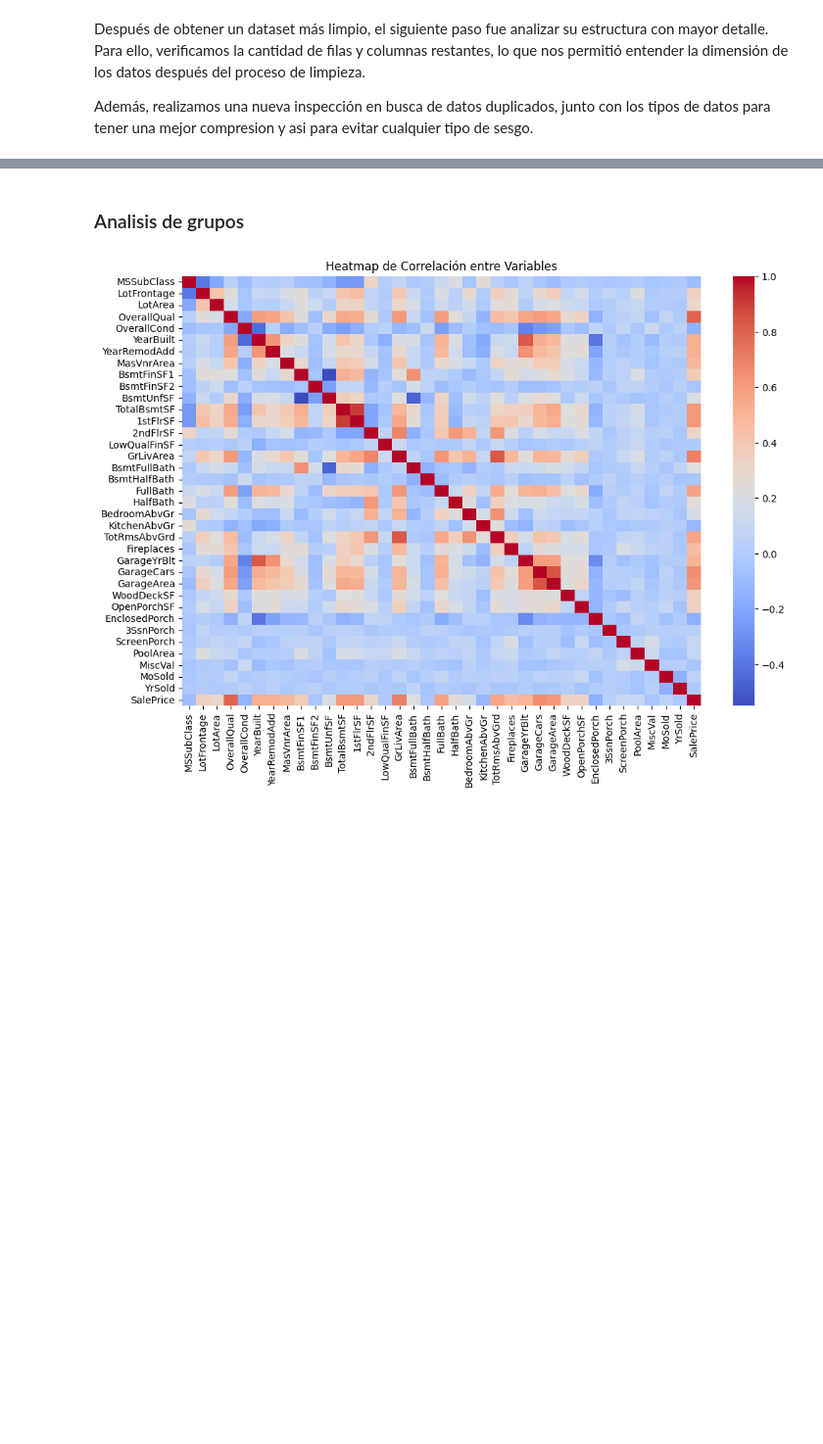
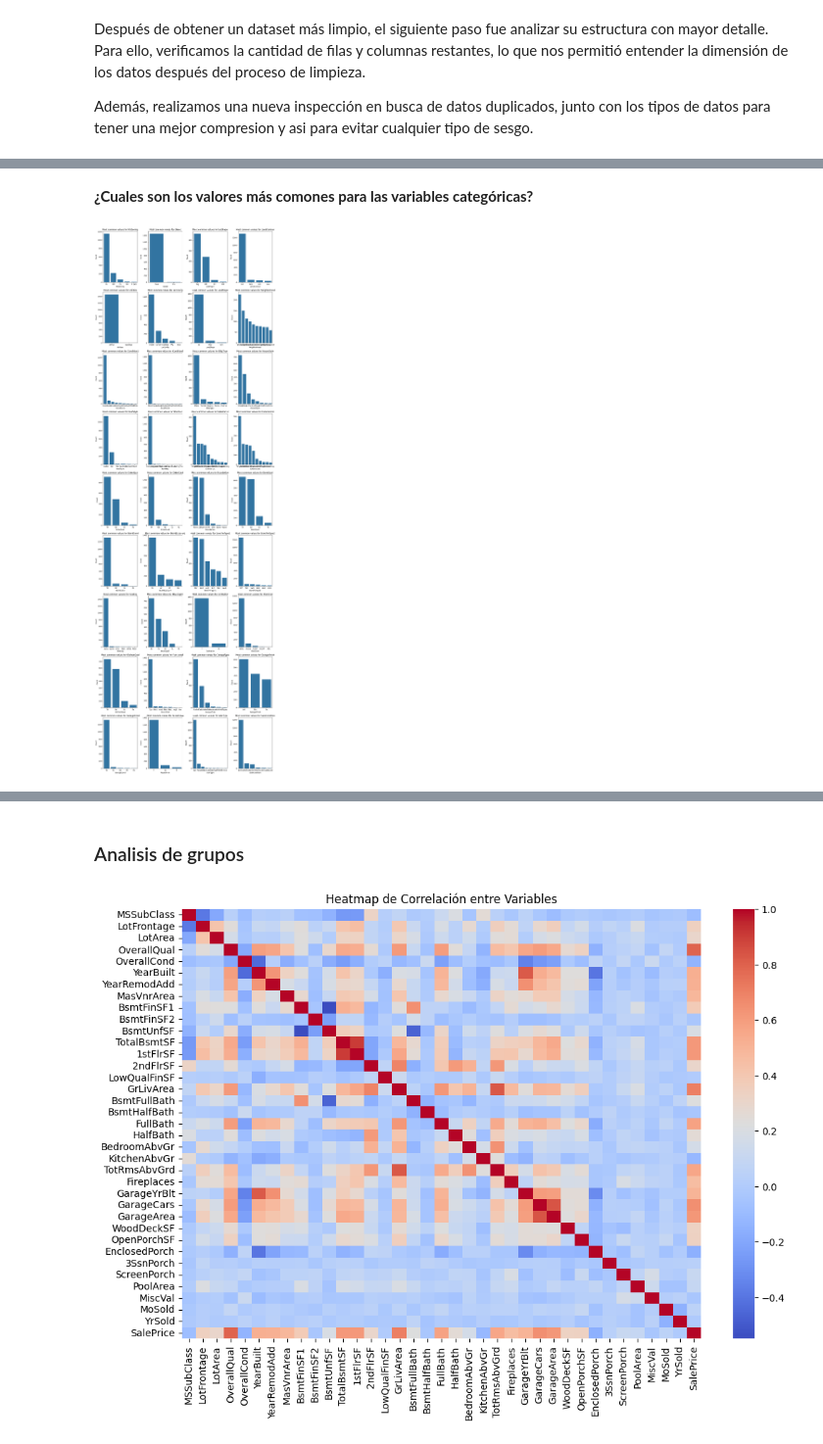
Before and after one commit to DanielRasho/MD-Proyecto2, a Jupyter notebook: main.ipynb, the cells around one changed output, grey strips where cells are left out. Shown at 98% size. Cells and saved outputs as stored; diff of their text form; code cells hidden in the pictures; blank space fills up the shorter version.

```diff
--- a/main.ipynb
+++ b/main.ipynb
@@ -105,0 +148,7 @@ Name: count, dtype: int64
+# %%
+numeric_cols = df.select_dtypes(include=['number']).columns
+
+categorical_cols = df.select_dtypes(exclude=['number']).columns
+
+print("Numeric Columns:", numeric_cols)
+print("Categorical Columns:", categorical_cols)
@@ -105,0 +174,33 @@ Name: count, dtype: int64
+# %% [markdown]
+__¿Cuales son los valores más comones para las variables categóricas?__
+# %%
+# Set the figure size and number of rows/columns based on the number of variables
+num_vars = len(categorical_cols)
+num_cols = 4  # You can adjust this number to fit your screen/figure
+num_rows = (num_vars // num_cols) + (num_vars % num_cols > 0)
+
+# Create a grid of subplots
+fig, axes = plt.subplots(num_rows, num_cols, figsize=(15, 5 * num_rows))
+
+# Flatten the axes array for easy iteration
+axes = axes.flatten()
+
+# Loop through each categorical variable
+for i, var in enumerate(categorical_cols):
+    # Plot the top 10 most frequent categories
+    sns.countplot(data=df, x=var, ax=axes[i], order=df[var].value_counts().index[:10])
+
+    # Set plot title and labels
+    axes[i].set_title(f"Most common values for {var}")
+    axes[i].set_xlabel(var)
+    axes[i].set_ylabel('Count')
+
+# Remove empty subplots if any
+for j in range(i + 1, len(axes)):
+    axes[j].axis('off')
+
+# Adjust layout to prevent overlap
+plt.tight_layout()
+plt.show()
+# %% [output]
+[figure, added]
```
Also changed, not shown: parts of 23 cells of this notebook.
